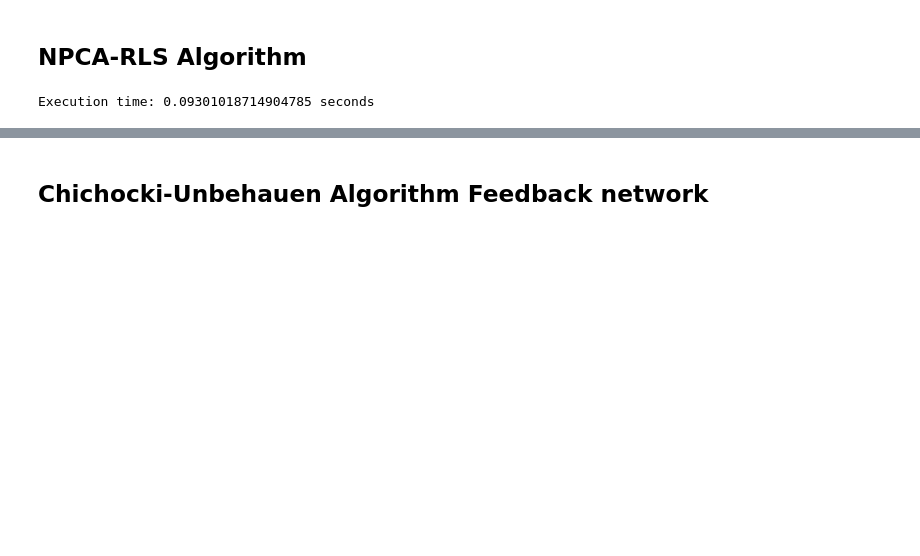
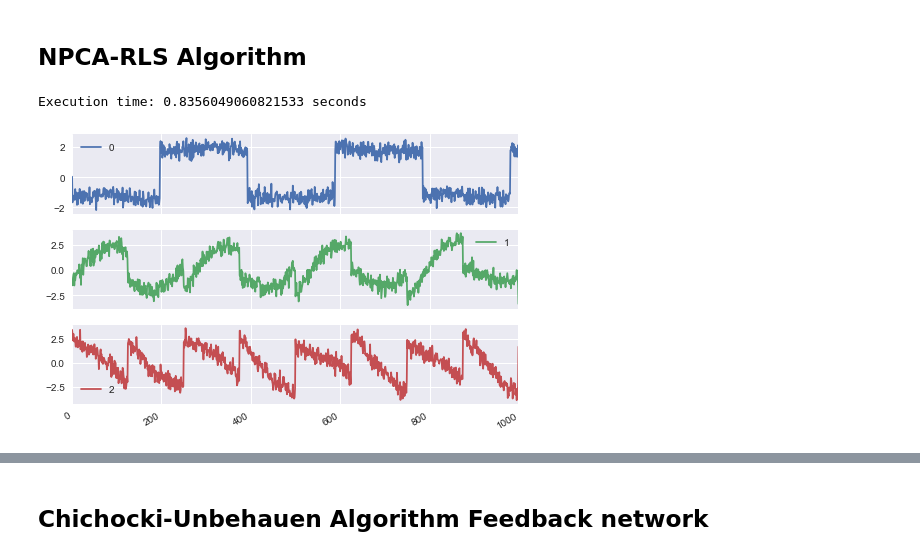
Before and after one commit to crucis/ICA, a Jupyter notebook: Exercicio 10 - 1000.ipynb, the cells around one changed output, grey strips where cells are left out. Saved outputs shown, nothing was run; the diff lists cells and outputs as text; code cells hidden in the pictures; blank space fills up the shorter version.

```diff
--- a/Exercicio 10 - 1000.ipynb
+++ b/Exercicio 10 - 1000.ipynb
@@ -57,9 +65,14 @@ resultsTable(mixtures)
 # %% [markdown]
 ## NPCA-RLS Algorithm
 # %%
-[yNPCA, WNPCA] = NPCA_RLS(mixtures, beta = 0.998, runs = 1)
+[yNPCA, WNPCA] = NPCA_RLS(mixtures,beta = 0.99998, runs = 10)
 # %% [output]
-Execution time: 0.09301018714904785 seconds
+Execution time: 0.8356049060821533 seconds
+# %%
+pd.DataFrame(yNPCA.T).plot(subplots = True)
+plt.show()
+# %% [output]
+[figure, added]
 # %%
 scatter_matrix(pd.DataFrame(yNPCA.T), alpha = 0.4, diagonal = 'kde', figsize = (10,10))
 plt.show()
```
Also changed, not shown: parts of 33 cells of this notebook, 4 other files.
